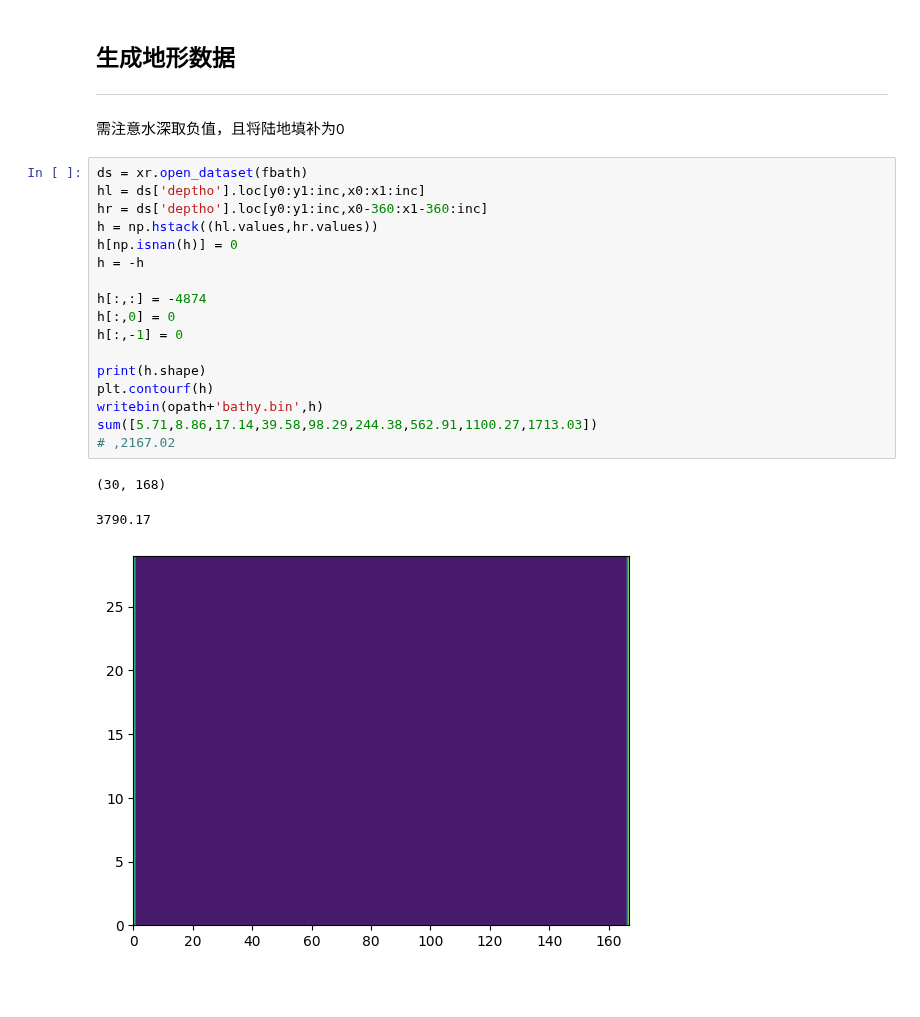
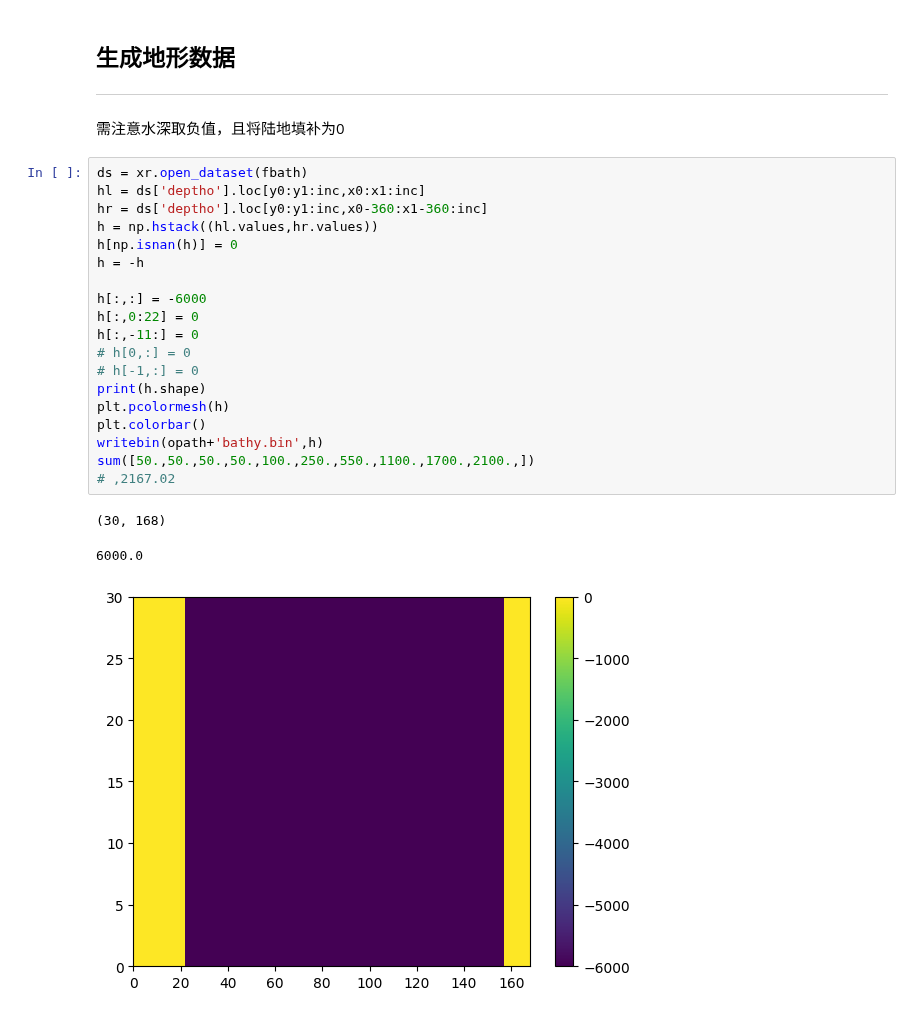
Before and after one commit to FattyZH/eqp-dlfv-mitgcm-era5, a Jupyter notebook: script/gendata_Hydrog.ipynb, the cells around one changed output. Saved outputs shown, nothing was run; the diff lists cells and outputs as text; blank space fills up the shorter version.

```diff
--- a/script/gendata_Hydrog.ipynb
+++ b/script/gendata_Hydrog.ipynb
@@ -112,21 +120,23 @@ writebin(opath+'S.bin',s)
 # %%
 ds = xr.open_dataset(fbath)
 hl = ds['deptho'].loc[y0:y1:inc,x0:x1:inc]
 hr = ds['deptho'].loc[y0:y1:inc,x0-360:x1-360:inc]
 h = np.hstack((hl.values,hr.values))
 h[np.isnan(h)] = 0
 h = -h
 
-h[:,:] = -4874
-h[:,0] = 0
-h[:,-1] = 0
-
+h[:,:] = -6000
+h[:,0:22] = 0
+h[:,-11:] = 0
+# h[0,:] = 0
+# h[-1,:] = 0
 print(h.shape)
-plt.contourf(h)
+plt.pcolormesh(h)
+plt.colorbar()
 writebin(opath+'bathy.bin',h)
-sum([5.71,8.86,17.14,39.58,98.29,244.38,562.91,1100.27,1713.03])
+sum([50.,50.,50.,50.,100.,250.,550.,1100.,1700.,2100.,])
 # ,2167.02
 # %% [output]
 (30, 168)
-3790.17
+6000.0
-[figure, old version]
+[figure, new version]
```
Also changed, not shown: parts of 2 cells of this notebook, 6 other files.
